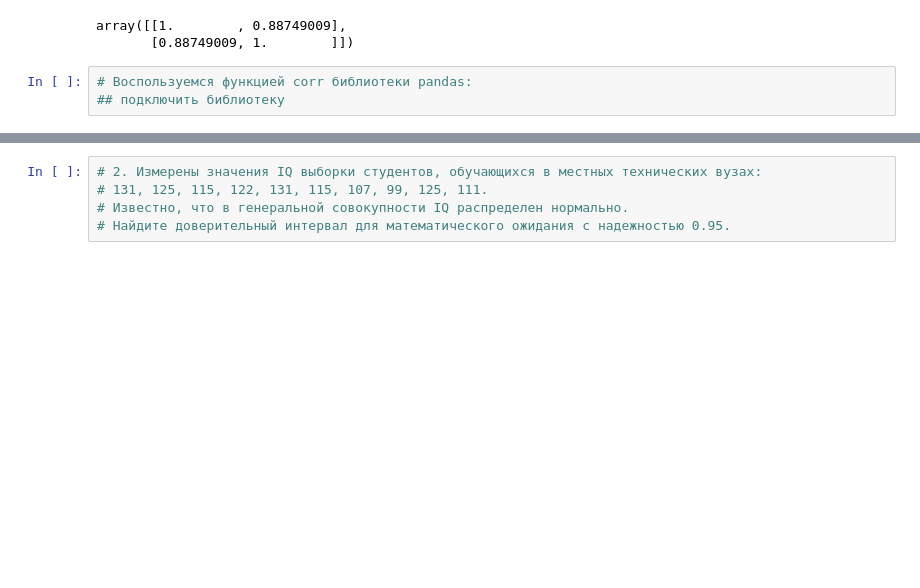
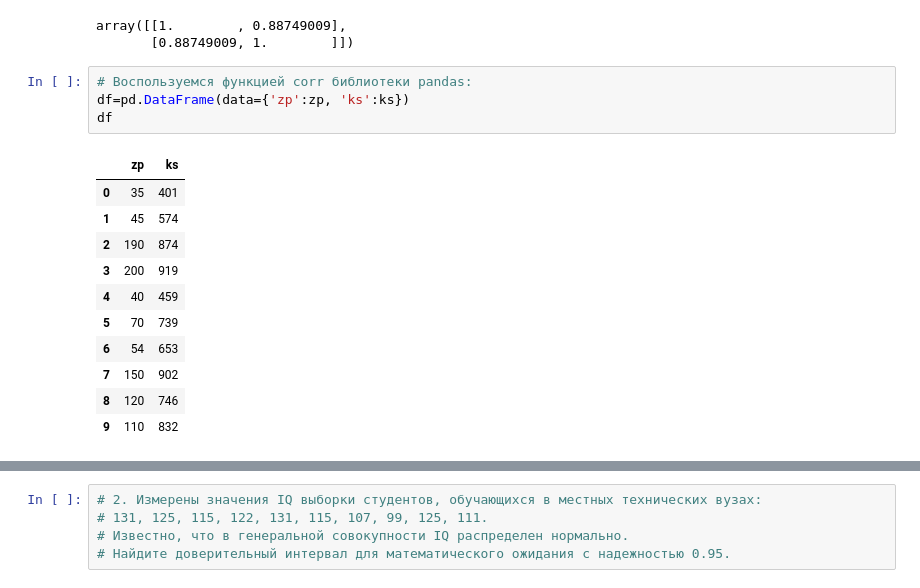
Before and after one commit to MaryVecherik/Math.statistic-seminars-homework, a Jupyter notebook: seminar8/homework8.ipynb, the cells around one changed output, grey strips where cells are left out. Saved outputs shown, nothing was run; the diff lists cells and outputs as text; blank space fills up the shorter version.

```diff
--- a/seminar8/homework8.ipynb
+++ b/seminar8/homework8.ipynb
@@ -60,4 +61,17 @@ array([[1.        , 0.88749009],
        [0.88749009, 1.        ]])
 # %%
 # Воспользуемся функцией corr библиотеки pandas:
-## подключить библиотеку
+df=pd.DataFrame(data={'zp':zp, 'ks':ks})
+df
+# %% [output]
+|  | zp | ks |
+| 0 | 35 | 401 |
+| 1 | 45 | 574 |
+| 2 | 190 | 874 |
+| 3 | 200 | 919 |
+| 4 | 40 | 459 |
+| 5 | 70 | 739 |
+| 6 | 54 | 653 |
+| 7 | 150 | 902 |
+| 8 | 120 | 746 |
+| 9 | 110 | 832 |
```
Also changed, not shown: parts of 3 cells of this notebook.
